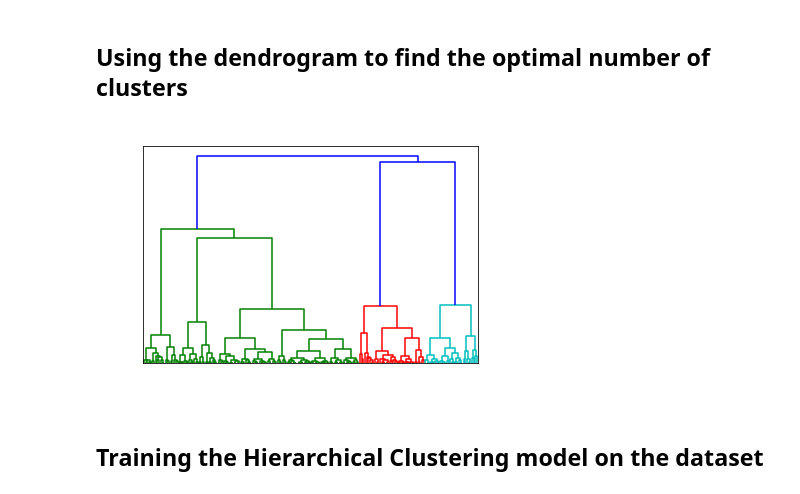
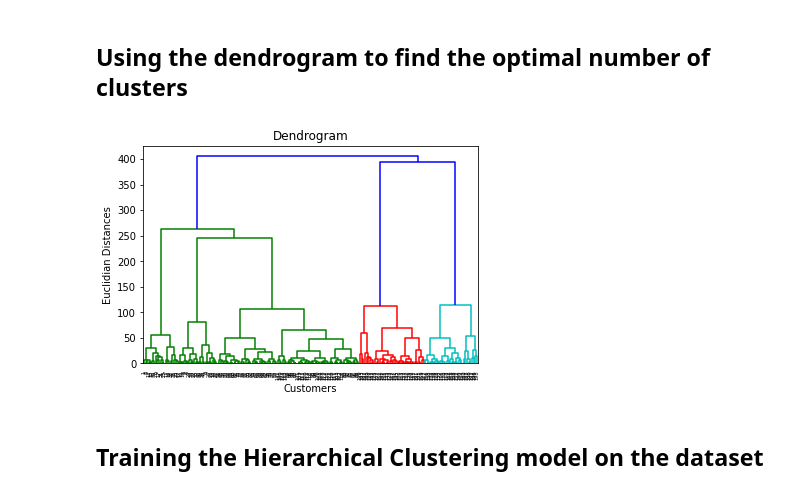
Before and after one commit to jubatistim/GoogleColabsGeneral, a Jupyter notebook: ML_20200509_hierarchical_clustering_2.ipynb, the cells around one changed output. Saved outputs shown, nothing was run; the diff lists cells and outputs as text; code cells hidden in the pictures.

```diff
--- a/ML_20200509_hierarchical_clustering_2.ipynb
+++ b/ML_20200509_hierarchical_clustering_2.ipynb
@@ -20,13 +20,12 @@ X = dataset.iloc[:, [3, 4]].values
 # %%
 import scipy.cluster.hierarchy as sch
 dendrogram = sch.dendrogram(sch.linkage(X, method = 'ward'))
-plt.title('Dendrogram', fontdict={'color':'white'})
-plt.xlabel('Customers', fontdict={'color':'white'})
-plt.ylabel('Euclidian Distances', fontdict={'color':'white'})
-plt.tick_params(colors='w')
+plt.title('Dendrogram')
+plt.xlabel('Customers')
+plt.ylabel('Euclidian Distances')
 plt.show()
 # %% [output]
-[figure, old version]
+[figure, new version]
 # %% [markdown]
 ## Training the Hierarchical Clustering model on the dataset
 # %%
```
Also changed, not shown: parts of 1 cell of this notebook.
